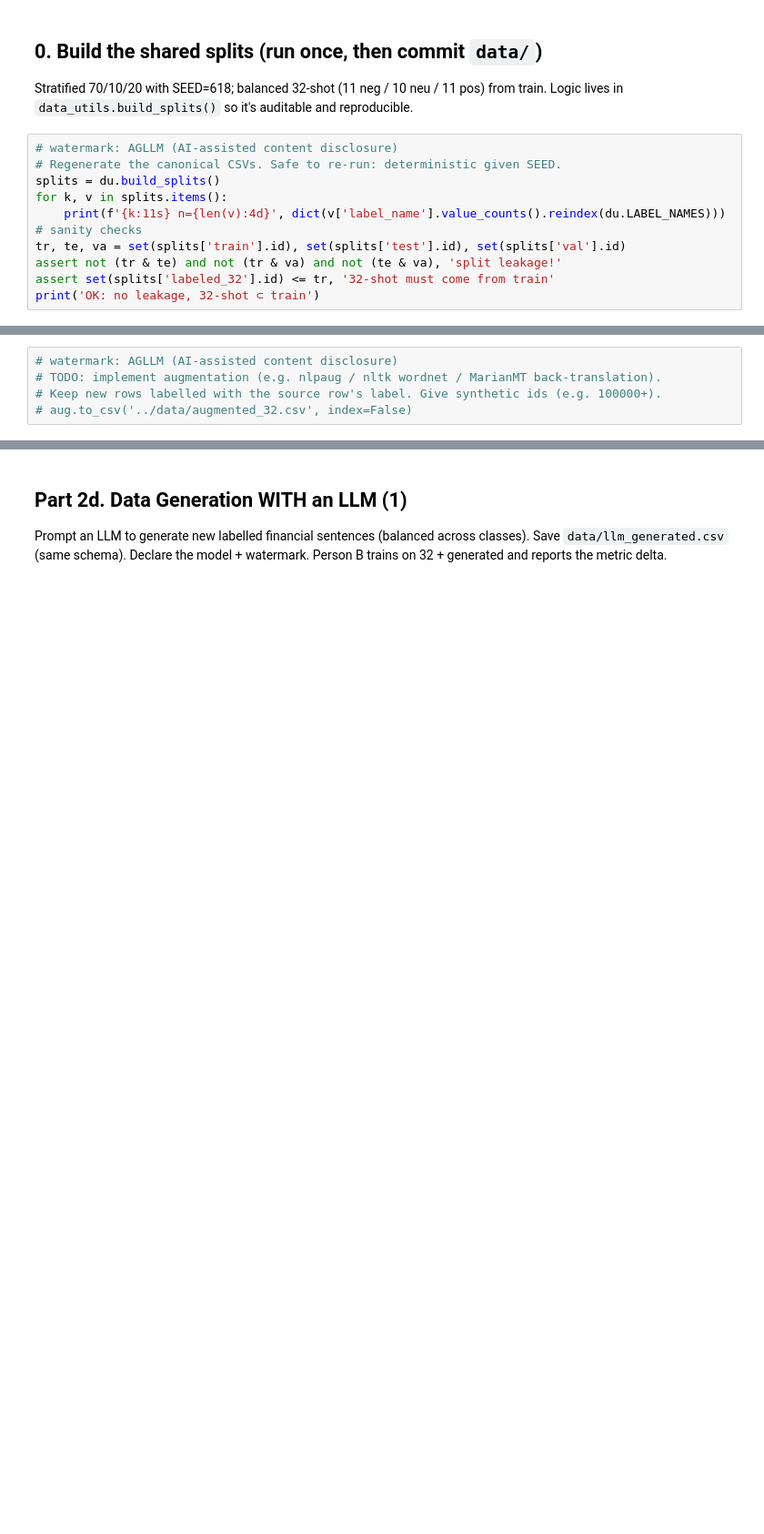
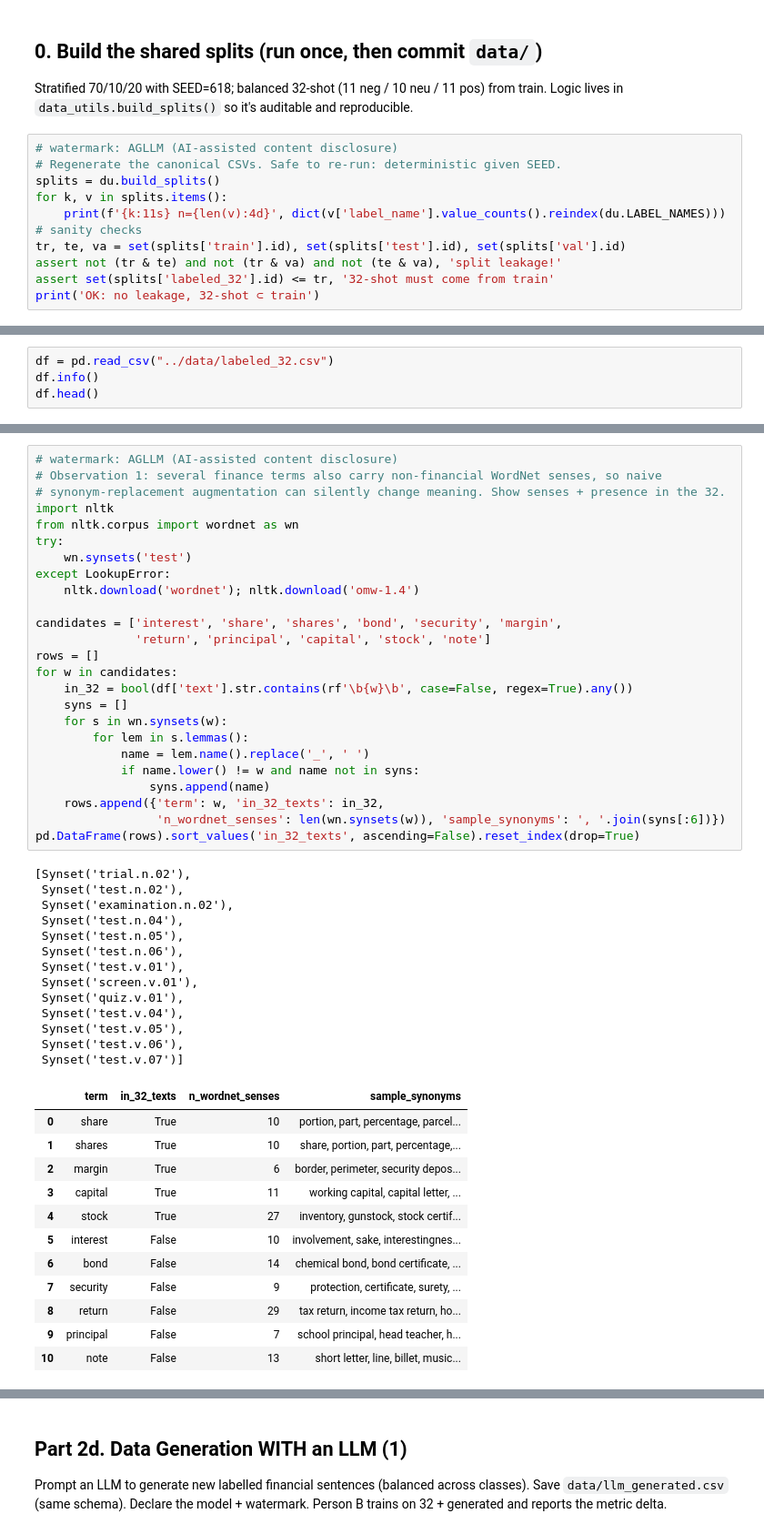
Before and after one commit to cherrylchico/advanced_nlp, a Jupyter notebook: notebooks/dataprep_aug.ipynb, the cells around one changed output, grey strips where cells are left out. Shown at 91% size. Drawn from its saved outputs; the diff is of its cells as text; blank space fills up the shorter version.

```diff
--- a/notebooks/dataprep_aug.ipynb
+++ b/notebooks/dataprep_aug.ipynb
@@ -57,5 +90,4 @@ _Name the tradeoff: back-translation preserves meaning better; EDA is cheaper bu
 # %%
-# watermark: AGLLM (AI-assisted content disclosure)
-# TODO: implement augmentation (e.g. nlpaug / nltk wordnet / MarianMT back-translation).
-# Keep new rows labelled with the source row's label. Give synthetic ids (e.g. 100000+).
-# aug.to_csv('../data/augmented_32.csv', index=False)
+df = pd.read_csv("../data/labeled_32.csv")
+df.info()
+df.head()
@@ -61,0 +143,51 @@ _Name the tradeoff: back-translation preserves meaning better; EDA is cheaper bu
+# %%
+# watermark: AGLLM (AI-assisted content disclosure)
+# Observation 1: several finance terms also carry non-financial WordNet senses, so naive
+# synonym-replacement augmentation can silently change meaning. Show senses + presence in the 32.
+import nltk
+from nltk.corpus import wordnet as wn
+try:
+    wn.synsets('test')
+except LookupError:
+    nltk.download('wordnet'); nltk.download('omw-1.4')
+
+candidates = ['interest', 'share', 'shares', 'bond', 'security', 'margin',
+              'return', 'principal', 'capital', 'stock', 'note']
+rows = []
+for w in candidates:
+    in_32 = bool(df['text'].str.contains(rf'\b{w}\b', case=False, regex=True).any())
+    syns = []
+    for s in wn.synsets(w):
+        for lem in s.lemmas():
+            name = lem.name().replace('_', ' ')
+            if name.lower() != w and name not in syns:
+                syns.append(name)
+    rows.append({'term': w, 'in_32_texts': in_32,
+                 'n_wordnet_senses': len(wn.synsets(w)), 'sample_synonyms': ', '.join(syns[:6])})
+pd.DataFrame(rows).sort_values('in_32_texts', ascending=False).reset_index(drop=True)
+# %% [output]
+[Synset('trial.n.02'),
+ Synset('test.n.02'),
+ Synset('examination.n.02'),
+ Synset('test.n.04'),
+ Synset('test.n.05'),
+ Synset('test.n.06'),
+ Synset('test.v.01'),
+ Synset('screen.v.01'),
+ Synset('quiz.v.01'),
+ Synset('test.v.04'),
+ Synset('test.v.05'),
+ Synset('test.v.06'),
+ Synset('test.v.07')]
+|  | term | in_32_texts | n_wordnet_senses | sample_synonyms |
+| 0 | share | True | 10 | portion, part, percentage, parcel... |
+| 1 | shares | True | 10 | share, portion, part, percentage,... |
+| 2 | margin | True | 6 | border, perimeter, security depos... |
+| 3 | capital | True | 11 | working capital, capital letter, ... |
+| 4 | stock | True | 27 | inventory, gunstock, stock certif... |
+| 5 | interest | False | 10 | involvement, sake, interestingnes... |
+| 6 | bond | False | 14 | chemical bond, bond certificate, ... |
+| 7 | security | False | 9 | protection, certificate, surety, ... |
+| 8 | return | False | 29 | tax return, income tax return, ho... |
+| 9 | principal | False | 7 | school principal, head teacher, h... |
+| 10 | note | False | 13 | short letter, line, billet, music... |
```
Also changed, not shown: parts of 21 cells of this notebook, 2 other files.
